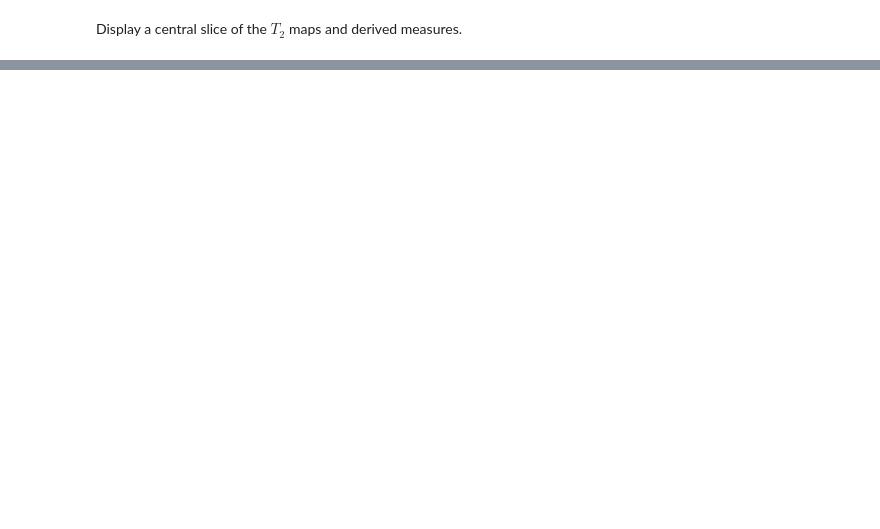
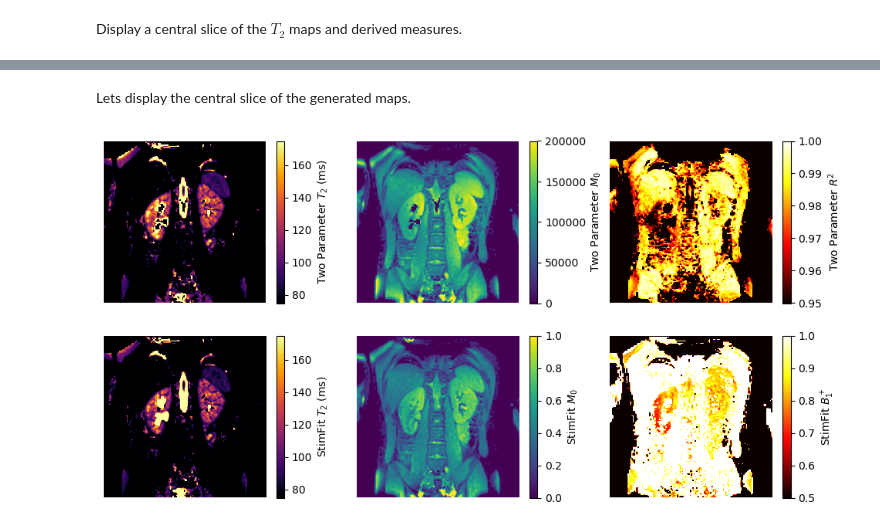
Before and after one commit to UKRIN-MAPS/ukat, a Jupyter notebook: tutorials/t2_calculation.ipynb, the cells around one changed output, grey strips where cells are left out. Saved outputs shown, nothing was run; the diff lists cells and outputs as text; code cells hidden in the pictures; blank space fills up the shorter version.

Commit message:
Update notebook to include stimfit

```diff
--- a/tutorials/t2_calculation.ipynb
+++ b/tutorials/t2_calculation.ipynb
@@ -87,0 +108,49 @@ plt.show()
+# %%
+from ukat.mapping.t2_stimfit import StimFitModel, T2StimFit
+model = StimFitModel(mode='selective', ukrin_vendor='philips')
+mapper_stimfit = T2StimFit(image, affine, model, mask)
+mapper_stimfit.to_nifti(output_directory=OUTPUT_DIR, base_file_name='stimfit')
+# %% [markdown]
+Lets display the central slice of the generated maps.
+# %%
+fig, ax = plt.subplots(2, 3, figsize=(12, 6))
+
+# Display a central slice of the two parameter T2 map
+im = ax[0, 0].imshow(mapper_2p.t2_map[:, :, 2].T, origin='lower', cmap='inferno', clim=(75, 175))
+cb = fig.colorbar(im, ax=ax[0, 0])
+cb.set_label('Two Parameter $T_2$ (ms)')
+ax[0, 0].axis('off')
+
+# Display a central slice of the two parameter M0 map
+im = ax[0, 1].imshow(mapper_2p.m0_map[:, :, 2].T, origin='lower', cmap='viridis', clim=(0, 200000))
+cb = fig.colorbar(im, ax=ax[0, 1])
+cb.set_label('Two Parameter $M_0$')
+ax[0, 1].axis('off')
+
+# Display a central slice of the two parameter r-squared map
+im = ax[0, 2].imshow(mapper_2p.r2[:, :, 2].T, origin='lower', cmap='hot', clim=(0.95, 1))
+cb = fig.colorbar(im, ax=ax[0, 2])
+cb.set_label('Two Parameter $R^2$')
+ax[0, 2].axis('off')
+
+# Display a central slice of the stimfit T2 map
+im = ax[1, 0].imshow(mapper_stimfit.t2_map[:, :, 2].T, origin='lower', cmap='inferno', clim=(75, 175))
+cb = fig.colorbar(im, ax=ax[1, 0])
+cb.set_label('StimFit $T_2$ (ms)')
+ax[1, 0].axis('off')
+
+# Display a central slice of the stimfit M0 map
+im = ax[1, 1].imshow(mapper_stimfit.m0_map[:, :, 2].T, origin='lower', cmap='viridis', clim=(0, 1))
+cb = fig.colorbar(im, ax=ax[1, 1])
+cb.set_label('StimFit $M_0$')
+ax[1, 1].axis('off')
+
+# Display a central slice of the stimfit B1 map
+im = ax[1, 2].imshow(mapper_stimfit.b1_map[:, :, 2].T, origin='lower', cmap='hot', clim=(0.5, 1))
+cb = fig.colorbar(im, ax=ax[1, 2])
+cb.set_label('StimFit $B_1^+$')
+ax[1, 2].axis('off')
+
+plt.show()
+# %% [output]
+[figure, added]
```
Also changed, not shown: parts of 9 cells of this notebook, 1 other file.
